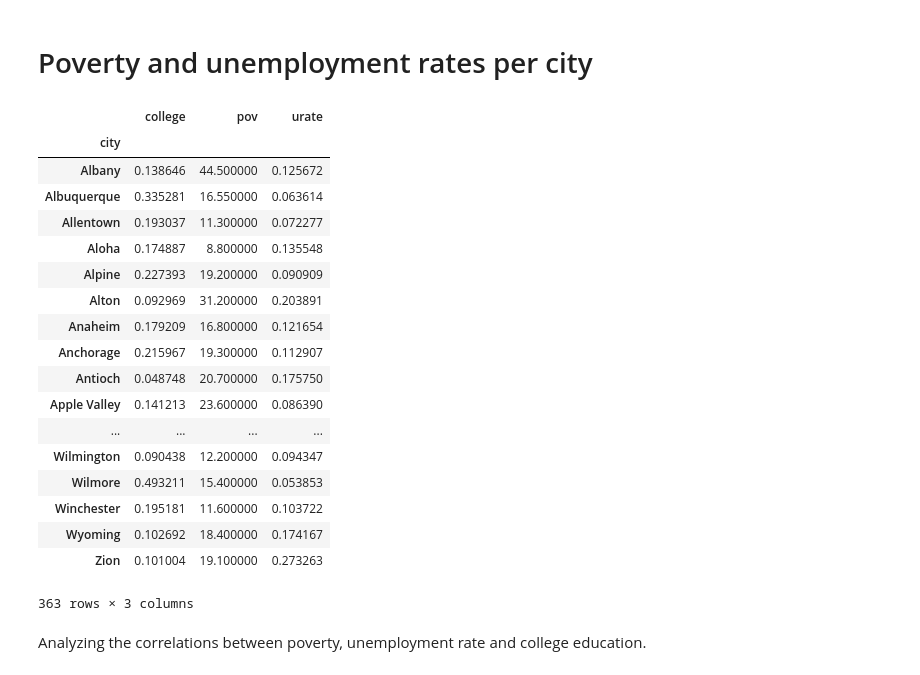
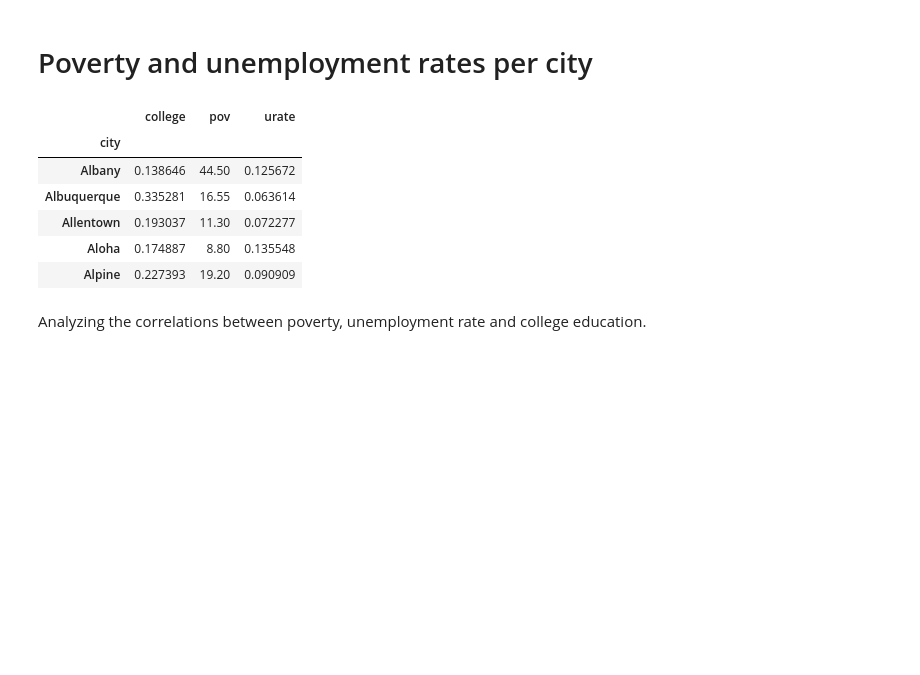
Before and after one commit to Chrisscross8/Portfolio, a Jupyter notebook: Police Killings in 2015.ipynb, the cells around one changed output. Saved outputs shown, nothing was run; the diff lists cells and outputs as text; code cells hidden in the pictures; blank space fills up the shorter version.

```diff
--- a/Police Killings in 2015.ipynb
+++ b/Police Killings in 2015.ipynb
@@ -437,27 +417,15 @@ As one can see, poverty and unemployment rates are much higher in states, where
 # Poverty and unemployment rates per city
 # %%
 pov_city = df_without_missing_data.pivot_table(index="city", values=["pov",'urate','college'], aggfunc=np.mean)
-pov_city
+pov_city.head()
 # %% [output]
 |  | college | pov | urate |
 | city |  |  |  |
-| Albany | 0.138646 | 44.500000 | 0.125672 |
-| Albuquerque | 0.335281 | 16.550000 | 0.063614 |
-| Allentown | 0.193037 | 11.300000 | 0.072277 |
-| Aloha | 0.174887 | 8.800000 | 0.135548 |
-| Alpine | 0.227393 | 19.200000 | 0.090909 |
-| Alton | 0.092969 | 31.200000 | 0.203891 |
-| Anaheim | 0.179209 | 16.800000 | 0.121654 |
-| Anchorage | 0.215967 | 19.300000 | 0.112907 |
-| Antioch | 0.048748 | 20.700000 | 0.175750 |
-| Apple Valley | 0.141213 | 23.600000 | 0.086390 |
-| ... | ... | ... | ... |
-| Wilmington | 0.090438 | 12.200000 | 0.094347 |
-| Wilmore | 0.493211 | 15.400000 | 0.053853 |
-| Winchester | 0.195181 | 11.600000 | 0.103722 |
-| Wyoming | 0.102692 | 18.400000 | 0.174167 |
-| Zion | 0.101004 | 19.100000 | 0.273263 |
+| Albany | 0.138646 | 44.50 | 0.125672 |
+| Albuquerque | 0.335281 | 16.55 | 0.063614 |
+| Allentown | 0.193037 | 11.30 | 0.072277 |
+| Aloha | 0.174887 | 8.80 | 0.135548 |
+| Alpine | 0.227393 | 19.20 | 0.090909 |
-363 rows × 3 columns
 # %% [markdown]
 Analyzing the correlations between poverty, unemployment rate and college education.
 # %%
```
Also changed, not shown: parts of 11 cells of this notebook.
